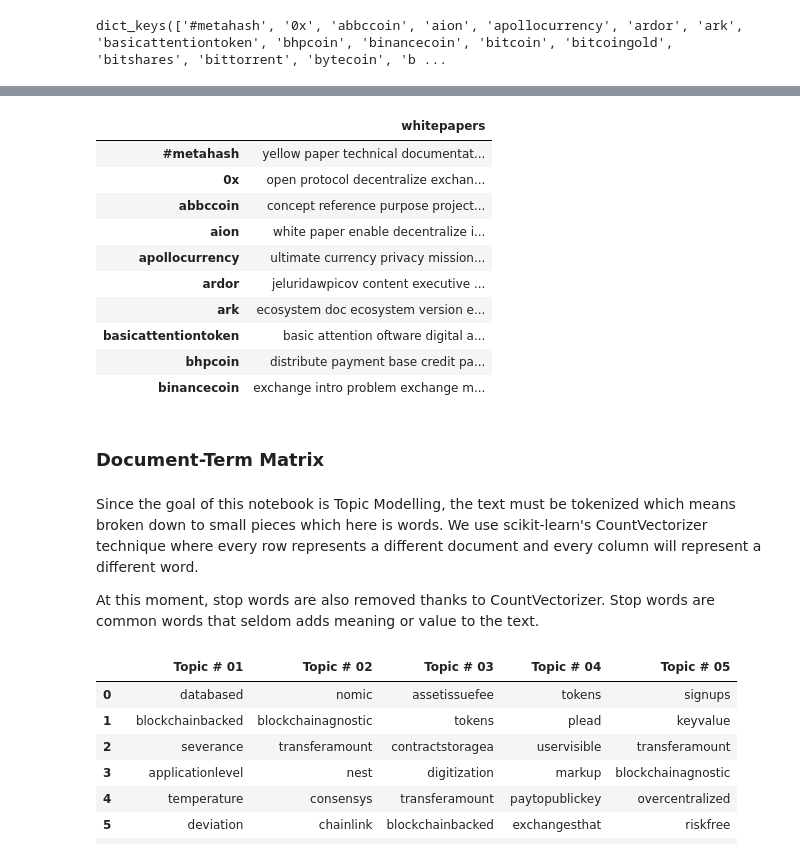
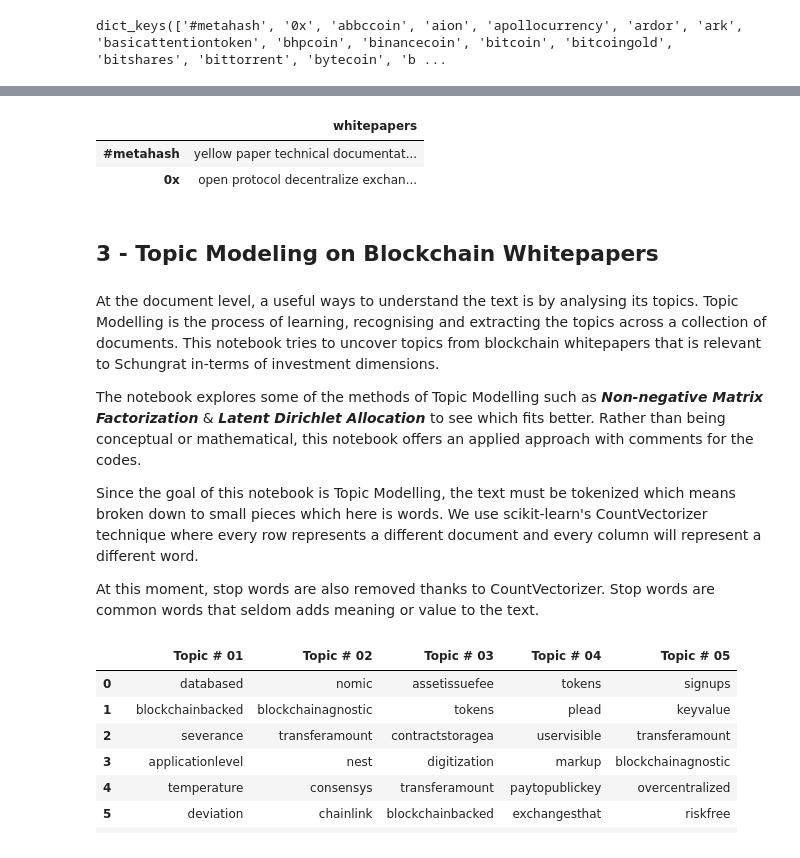
Before and after one commit to luisdiegocm/HWR_DataScience_Project, a Jupyter notebook: notebooks/4- Topic Modeling.ipynb, the cells around one changed output, grey strips where cells are left out. Cells and saved outputs as stored; diff of their text form; code cells hidden in the pictures.

```diff
--- a/notebooks/4- Topic Modeling.ipynb
+++ b/notebooks/4- Topic Modeling.ipynb
@@ -163,18 +161,10 @@ data_df.columns = ['whitepapers']
 data_df = data_df.sort_index()
 # %%
 #Glancing into the dataframe; it is a dataframe with each row representing a document (blockchain whitepaper)
-data_df.head(10)
+data_df.head(2)
 # %% [output]
 |  | whitepapers |
 | #metahash | yellow paper technical documentat... |
 | 0x | open protocol decentralize exchan... |
-| abbccoin | concept reference purpose project... |
-| aion | white paper enable decentralize i... |
-| apollocurrency | ultimate currency privacy mission... |
-| ardor | jeluridawpicov content executive ... |
-| ark | ecosystem doc ecosystem version e... |
-| basicattentiontoken | basic attention oftware digital a... |
-| bhpcoin | distribute payment base credit pa... |
-| binancecoin | exchange intro problem exchange m... |
 # %%
 #Pickling the data for future use.
@@ -185,8 +173,13 @@ import pickle
 with open('tmcorpus.pkl', 'rb') as f:
     data_df = pickle.load(f)
-# %% [markdown]
-### Document-Term Matrix
+# %% [markdown]
+## 3 - Topic Modeling on Blockchain Whitepapers
 # %% [markdown]
+At the document level, a useful ways to understand the text is by analysing its topics. Topic Modelling is the process of learning, recognising and extracting the topics across a collection of documents. This notebook tries to uncover topics from blockchain whitepapers that is relevant to Schungrat in-terms of investment dimensions.
+
+The notebook explores some of the methods of Topic Modelling such as ***Non-negative Matrix Factorization*** & ***Latent Dirichlet Allocation*** to see which fits better. Rather than being conceptual or mathematical, this notebook offers an applied approach with comments for the codes.
+
+
 Since the goal of this notebook is Topic Modelling, the text must be tokenized which means broken down to small pieces which here is words. We use scikit-learn's CountVectorizer technique where every row represents a different document and every column will represent a different word.
 
 At this moment, stop words are also removed thanks to CountVectorizer. Stop words are common words that seldom adds meaning or value to the text.
```
Also changed, not shown: parts of 45 cells of this notebook, 16 other files.
